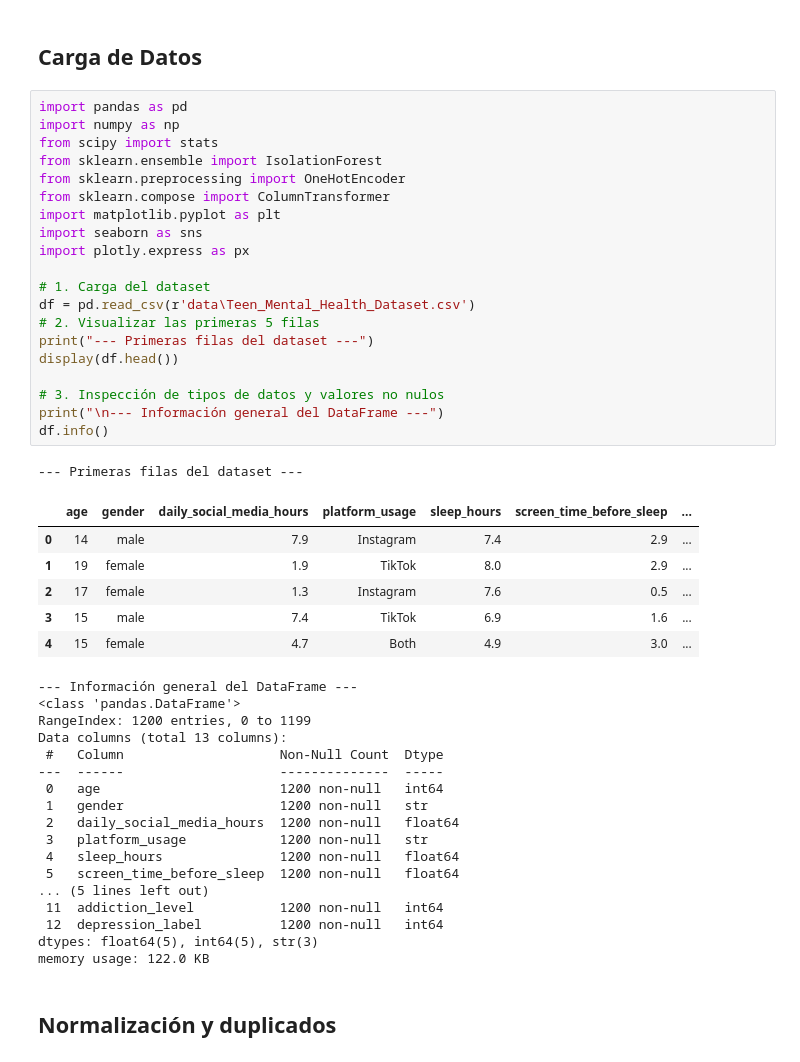
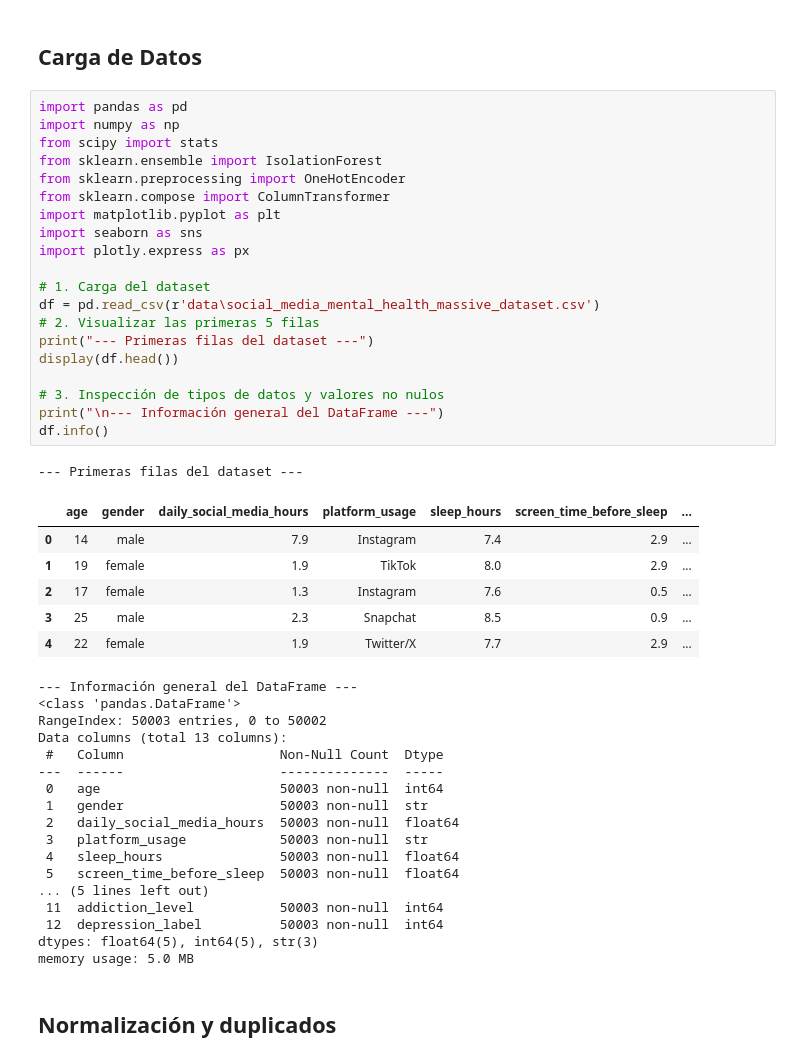
Before and after one commit to Bootcamp-DA-P2/proyecto7-regression-grupo5, a Jupyter notebook: 1.ipynb, the cells around one changed output. Drawn from its saved outputs; the diff is of its cells as text.

```diff
--- a/1.ipynb
+++ b/1.ipynb
@@ -5,48 +5,48 @@
 # %%
 import pandas as pd
 import numpy as np
 from scipy import stats
 from sklearn.ensemble import IsolationForest
 from sklearn.preprocessing import OneHotEncoder
 from sklearn.compose import ColumnTransformer
 import matplotlib.pyplot as plt
 import seaborn as sns
 import plotly.express as px
 
 # 1. Carga del dataset
-df = pd.read_csv(r'data\Teen_Mental_Health_Dataset.csv')
+df = pd.read_csv(r'data\social_media_mental_health_massive_dataset.csv')
 # 2. Visualizar las primeras 5 filas
 print("--- Primeras filas del dataset ---")
 display(df.head())
 
 # 3. Inspección de tipos de datos y valores no nulos
 print("\n--- Información general del DataFrame ---")
 df.info()
 # %% [output]
 --- Primeras filas del dataset ---
 |  | age | gender | daily_social_media_hours | platform_usage | sleep_hours | screen_time_before_sleep | ... |
 | 0 | 14 | male | 7.9 | Instagram | 7.4 | 2.9 | ... |
 | 1 | 19 | female | 1.9 | TikTok | 8.0 | 2.9 | ... |
 | 2 | 17 | female | 1.3 | Instagram | 7.6 | 0.5 | ... |
-| 3 | 15 | male | 7.4 | TikTok | 6.9 | 1.6 | ... |
-| 4 | 15 | female | 4.7 | Both | 4.9 | 3.0 | ... |
+| 3 | 25 | male | 2.3 | Snapchat | 8.5 | 0.9 | ... |
+| 4 | 22 | female | 1.9 | Twitter/X | 7.7 | 2.9 | ... |
 --- Información general del DataFrame ---
 <class 'pandas.DataFrame'>
-RangeIndex: 1200 entries, 0 to 1199
+RangeIndex: 50003 entries, 0 to 50002
 Data columns (total 13 columns):
  #   Column                    Non-Null Count  Dtype
 ---  ------                    --------------  -----
- 0   age                       1200 non-null   int64
- 1   gender                    1200 non-null   str
- 2   daily_social_media_hours  1200 non-null   float64
- 3   platform_usage            1200 non-null   str
- 4   sleep_hours               1200 non-null   float64
- 5   screen_time_before_sleep  1200 non-null   float64
+ 0   age                       50003 non-null  int64
+ 1   gender                    50003 non-null  str
+ 2   daily_social_media_hours  50003 non-null  float64
+ 3   platform_usage            50003 non-null  str
+ 4   sleep_hours               50003 non-null  float64
+ 5   screen_time_before_sleep  50003 non-null  float64
 ... (5 lines left out)
- 11  addiction_level           1200 non-null   int64
- 12  depression_label          1200 non-null   int64
+ 11  addiction_level           50003 non-null  int64
+ 12  depression_label          50003 non-null  int64
 dtypes: float64(5), int64(5), str(3)
-memory usage: 122.0 KB
+memory usage: 5.0 MB
 # %% [markdown]
 ## Normalización y duplicados
 # %%
```
Also changed, not shown: parts of 14 cells of this notebook.
